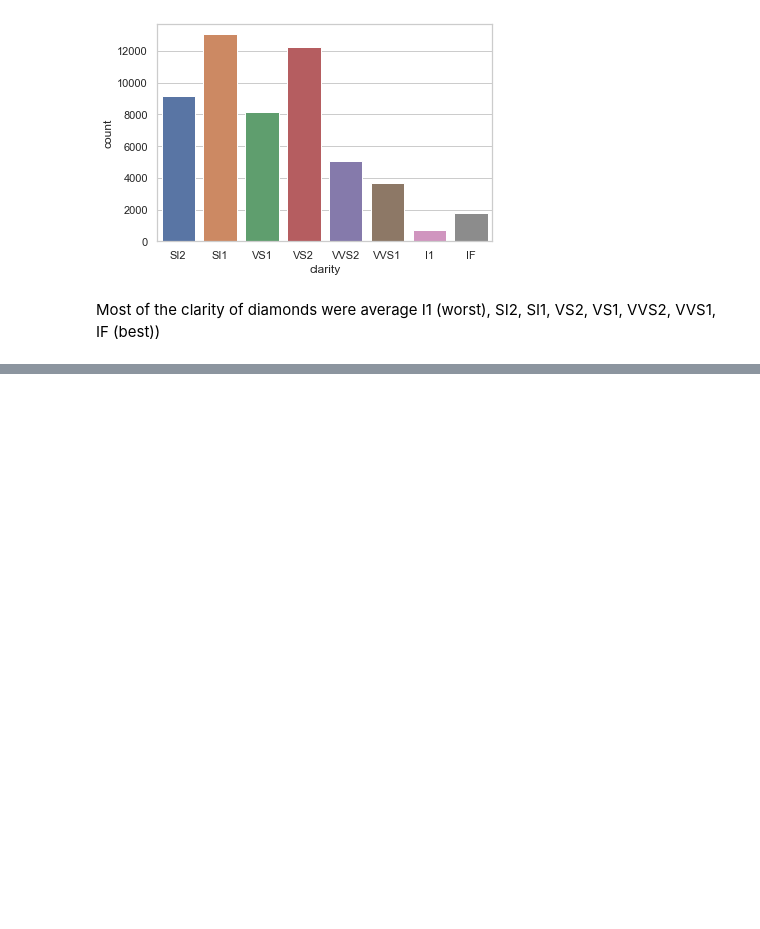
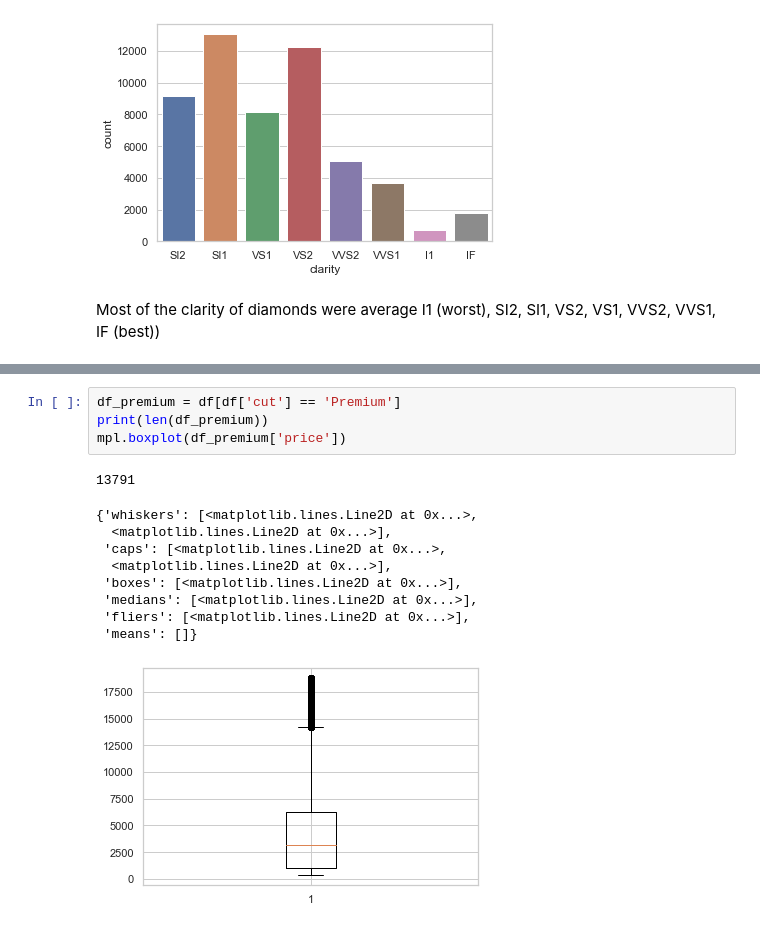
Before and after one commit to jonpb99/Data_Analytics_List_Comprehension, a Jupyter notebook: EDA/J_Bernard_Quiz1.ipynb, the cells around one changed output, grey strips where cells are left out. Cells and saved outputs as stored; diff of their text form; blank space fills up the shorter version.

```diff
--- a/EDA/J_Bernard_Quiz1.ipynb
+++ b/EDA/J_Bernard_Quiz1.ipynb
@@ -175,0 +255,15 @@ NameError: name 'count' is not defined
+# %%
+df_premium = df[df['cut'] == 'Premium']
+print(len(df_premium))
+mpl.boxplot(df_premium['price'])
+# %% [output]
+13791
+{'whiskers': [<matplotlib.lines.Line2D at 0x...>,
+  <matplotlib.lines.Line2D at 0x...>],
+ 'caps': [<matplotlib.lines.Line2D at 0x...>,
+  <matplotlib.lines.Line2D at 0x...>],
+ 'boxes': [<matplotlib.lines.Line2D at 0x...>],
+ 'medians': [<matplotlib.lines.Line2D at 0x...>],
+ 'fliers': [<matplotlib.lines.Line2D at 0x...>],
+ 'means': []}
+[figure, added]
```
Also changed, not shown: parts of 26 cells of this notebook.
